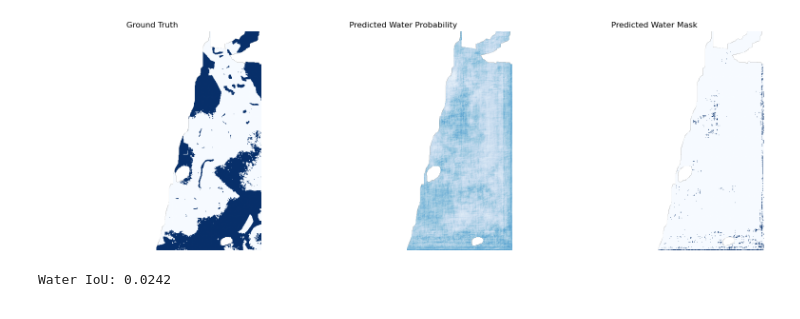
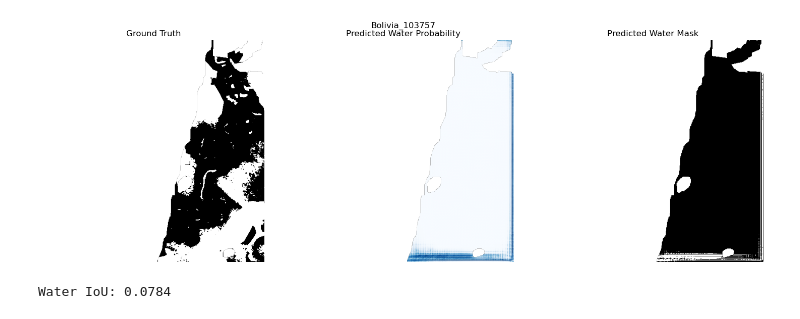
Before and after one commit to kaimuelle/Floodmapping, a Jupyter notebook: floodproject_1.ipynb, the cells around one changed output. Drawn from its saved outputs; the diff is of its cells as text; code cells hidden in the pictures.

Commit message:
model with 5 images trained

```diff
--- a/floodproject_1.ipynb
+++ b/floodproject_1.ipynb
@@ -79,3 +69,17 @@ input_image = numpy.stack([vv_normalized, vh_normalized], axis=0)
+# %%
+images = []
+targets = []
+valid_masks = []
+
+for image_id in image_id_list:
+    vv, vh, label = load_image(image_id)
+
+    input_image, water_pixel, valid_mask = prepare_image(vv, vh, label)
+
+    # Save output into lists
+    images.append(input_image)
+    targets.append(water_pixel)
+    valid_masks.append(valid_mask)
 # %%
 # Prepare data for PyTorch with tensor and adding another dimension with unsqueeze
 water_pixel = (label == 1).astype(numpy.float32)
@@ -93,53 +139,57 @@ model = smp.Unet(
 # %%
-# Add a fourth dimension (n of images, channels, height/width)
-x = image_tensor.unsqueeze(0)
+# Do a prediction for one image and create a binary watermask
+image_index = 1  # Bolivia_103757
 
 model.eval()
 
 with torch.no_grad():
-    prediction = model(x)
+    prediction = model(image_tensor[image_index:image_index + 1])
 
-# Convert raw model output (logits) to probabilities
+# Convert prediction to probability
 probabilities = torch.sigmoid(prediction)
 
-# Remove batch and channel dimensions
-prob_map = probabilities.squeeze().numpy()
+prob_map = probabilities[0, 0].numpy()
 
 pred_mask = (prob_map >= 0.5).astype(numpy.uint8)
 # %%
-# Hide invalid pixels in the visualizations
-ground_truth_display = numpy.where(valid_mask, water_pixel, numpy.nan)
-prediction_display = numpy.where(valid_mask, pred_mask, numpy.nan)
-probability_display = numpy.where(valid_mask, prob_map, numpy.nan)
+# # Get valid pixels of the selected image
+valid_mask = valid_masks[image_index]
 
-fig, axes = plt.subplots(1, 3, figsize=(16, 5))
+# Hide invalid pixels
+ground_truth_display = numpy.where(valid_mask,targets[image_index],numpy.nan)
+prediction_display = numpy.where(valid_mask,pred_mask,numpy.nan)
+probability_display = numpy.where(valid_mask,prob_map,numpy.nan)
 
-axes[0].imshow(ground_truth_display, cmap="Blues", vmin=0, vmax=1)
+# Plot results
+fig, axes = plt.subplots(1, 3, figsize=(15, 5))
+
+axes[0].imshow(ground_truth_display, cmap="gray", vmin=0, vmax=1)
 axes[0].set_title("Ground Truth")
 
 axes[1].imshow(probability_display, cmap="Blues", vmin=0, vmax=1)
 axes[1].set_title("Predicted Water Probability")
 
-axes[2].imshow(prediction_display, cmap="Blues", vmin=0, vmax=1)
+axes[2].imshow(prediction_display, cmap="gray", vmin=0, vmax=1)
 axes[2].set_title("Predicted Water Mask")
 
 for ax in axes:
     ax.axis("off")
 
+plt.suptitle(image_id_list[image_index])
 plt.tight_layout()
 plt.show()
 # %% [output]
-[figure, old version]
+[figure, new version]
-# %%
-# Only evaluate valid pixels
-pred_water = (pred_mask == 1) & valid_mask
-true_water = (water_pixel == 1) & valid_mask
-
-intersection = numpy.logical_and(pred_water, true_water).sum()
-union = numpy.logical_or(pred_water, true_water).sum()
-
-iou = intersection / union if union > 0 else float("nan")
-
-print(f"Water IoU: {iou:.4f}")
-# %% [output]
-Water IoU: 0.0242
+# %%
+ground_truth = targets[image_index] == 1
+prediction = pred_mask == 1
+valid_mask = valid_masks[image_index]
+
+intersection = numpy.sum(ground_truth & prediction & valid_mask)
+union = numpy.sum((ground_truth | prediction) & valid_mask)
+
+water_iou = intersection / union
+
+print("Water IoU:", round(water_iou, 4))
+# %% [output]
+Water IoU: 0.0784
```
Also changed, not shown: parts of 7 cells of this notebook.
